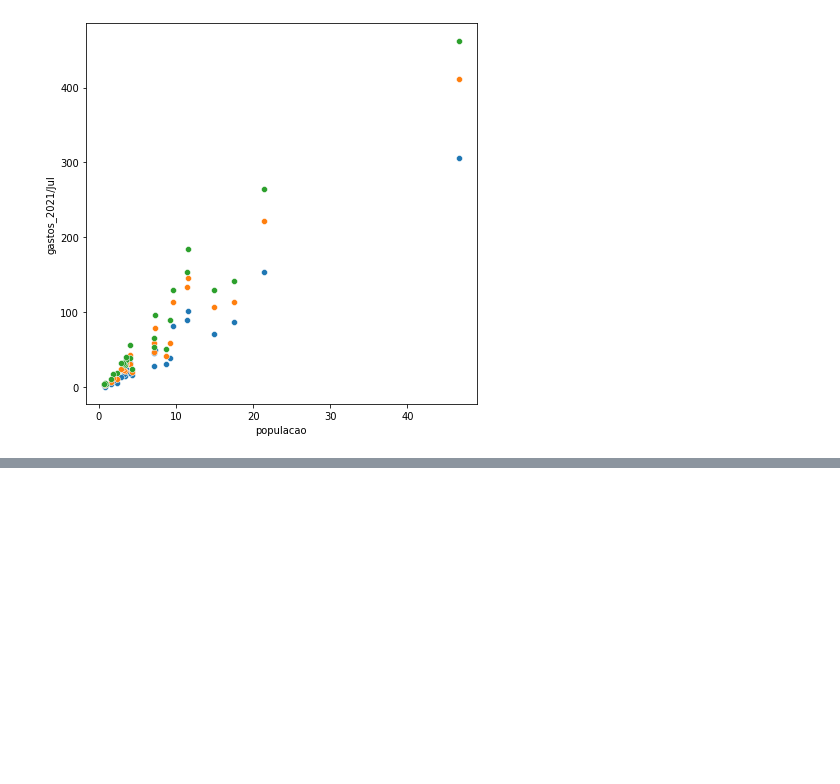
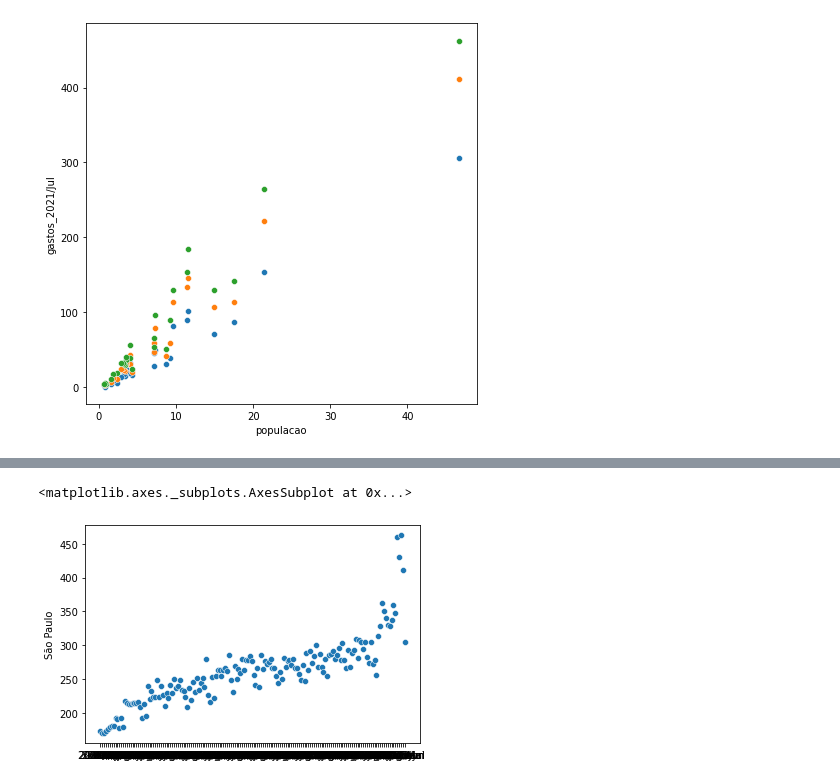
Before and after one commit to VitorFRodrigues/Data-Science-Bootcamp, a Jupyter notebook: Modulo02/Bootcamp_Datascience.ipynb, the cells around one changed output, grey strips where cells are left out. Cells and saved outputs as stored; diff of their text form; code cells hidden in the pictures; blank space fills up the shorter version.

```diff
--- a/Modulo02/Bootcamp_Datascience.ipynb
+++ b/Modulo02/Bootcamp_Datascience.ipynb
@@ -1123,0 +1134,4 @@ sns.scatterplot(data=gastos_e_pop_recente/1000000, x="populacao", y="gastos_2021
+# %%
+ordenado_por_total = ordenado_por_total / 1000000
+ordenado_por_total = ordenado_por_total.drop(["2007/Ago", "2007/Set", "2007/Out", "2007/Nov", "2007/Dez", "2008/Jan"], axis=1)
+ordenado_por_total.head()
@@ -1123,0 +1147,5 @@ sns.scatterplot(data=gastos_e_pop_recente/1000000, x="populacao", y="gastos_2021
+# %%
+sns.scatterplot(x=ordenado_por_total.columns, y=ordenado_por_total.loc["São Paulo"])
+# %% [output]
+<matplotlib.axes._subplots.AxesSubplot at 0x...>
+[figure, added]
```
Also changed, not shown: parts of 20 cells of this notebook.
